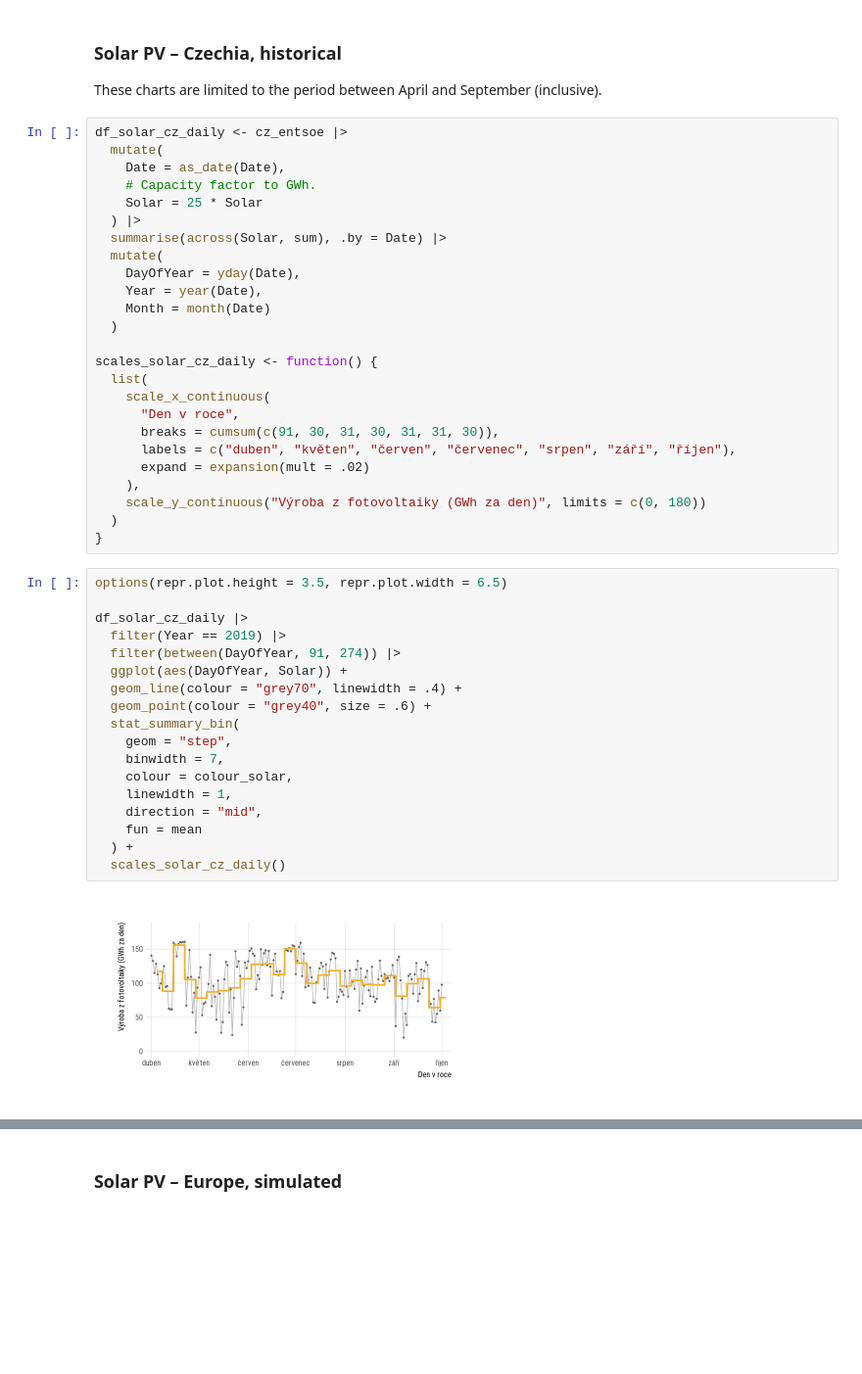
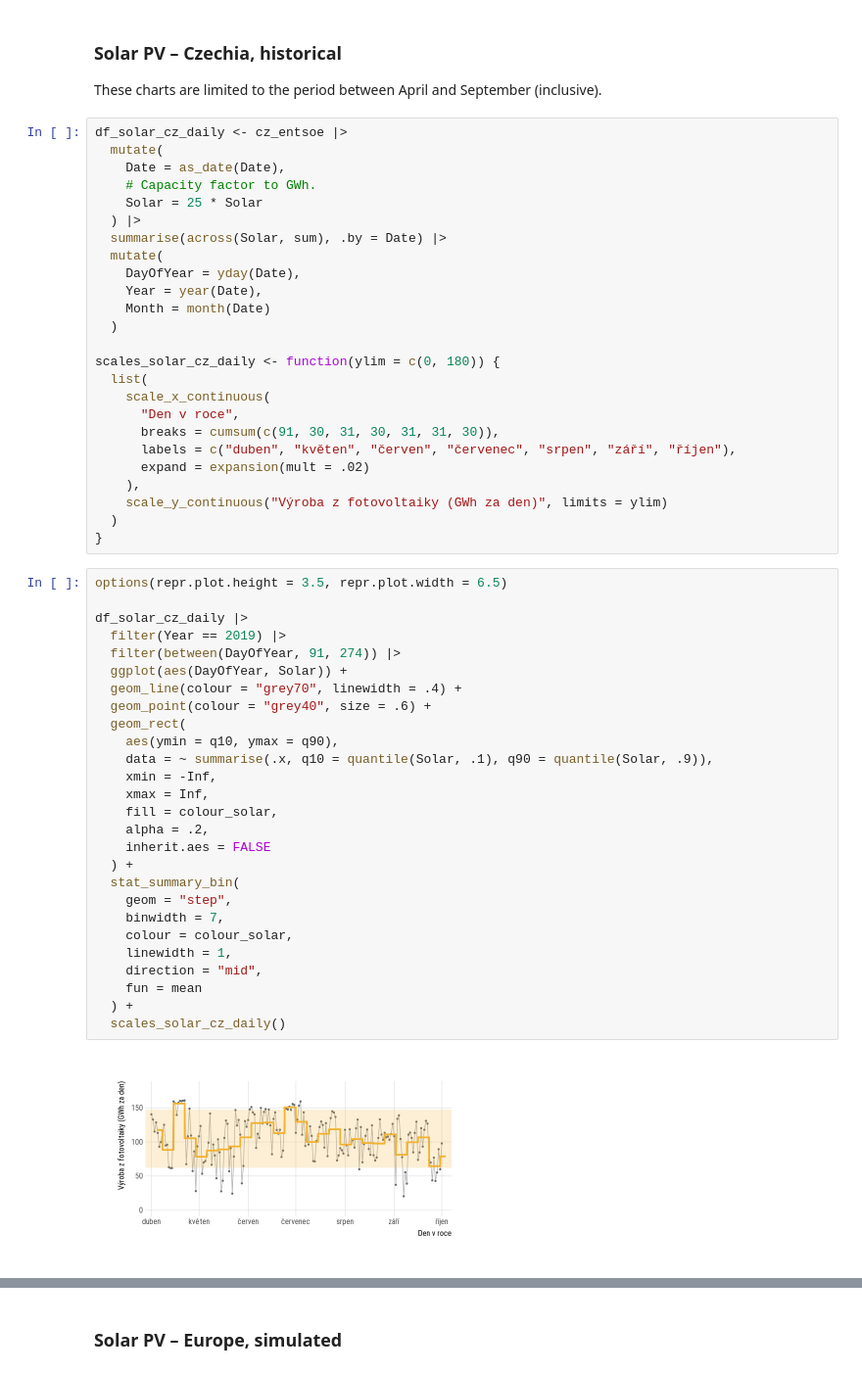
Before and after one commit to mgrabovsky/variabilita-oze, a Jupyter notebook: notebooks/charts.ipynb, the cells around one changed output, grey strips where cells are left out. Shown at 98% size. Cells and saved outputs as stored; diff of their text form; blank space fills up the shorter version.

```diff
--- a/notebooks/charts.ipynb
+++ b/notebooks/charts.ipynb
@@ -362,7 +362,7 @@ df_solar_cz_daily <- cz_entsoe |>
     Month = month(Date)
   )
 
-scales_solar_cz_daily <- function() {
+scales_solar_cz_daily <- function(ylim = c(0, 180)) {
   list(
     scale_x_continuous(
       "Den v roce",
@@ -370,29 +370,38 @@ scales_solar_cz_daily <- function() {
       labels = c("duben", "květen", "červen", "červenec", "srpen", "září", "říjen"),
       expand = expansion(mult = .02)
     ),
-    scale_y_continuous("Výroba z fotovoltaiky (GWh za den)", limits = c(0, 180))
+    scale_y_continuous("Výroba z fotovoltaiky (GWh za den)", limits = ylim)
   )
 }
 # %%
 options(repr.plot.height = 3.5, repr.plot.width = 6.5)
 
 df_solar_cz_daily |>
   filter(Year == 2019) |>
   filter(between(DayOfYear, 91, 274)) |>
   ggplot(aes(DayOfYear, Solar)) +
   geom_line(colour = "grey70", linewidth = .4) +
   geom_point(colour = "grey40", size = .6) +
+  geom_rect(
+    aes(ymin = q10, ymax = q90),
+    data = ~ summarise(.x, q10 = quantile(Solar, .1), q90 = quantile(Solar, .9)),
+    xmin = -Inf,
+    xmax = Inf,
+    fill = colour_solar,
+    alpha = .2,
+    inherit.aes = FALSE
+  ) +
   stat_summary_bin(
     geom = "step",
     binwidth = 7,
     colour = colour_solar,
     linewidth = 1,
     direction = "mid",
     fun = mean
   ) +
   scales_solar_cz_daily()
 # %% [output]
-[figure, old version]
+[figure, new version]
 # %%
 options(repr.plot.height = 3.5, repr.plot.width = 6.5)
 
```
Also changed, not shown: parts of 4 cells of this notebook.
